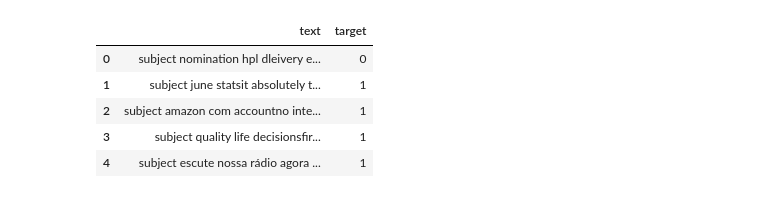
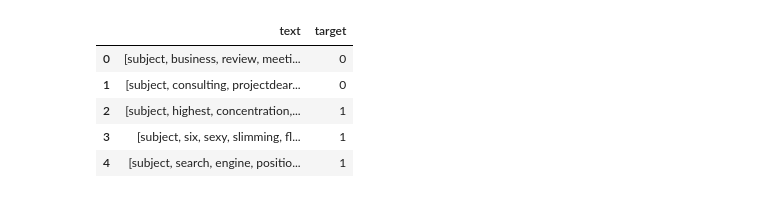
Before and after one commit to Elmaravilla7/ProjML, a Jupyter notebook: Untitled2.ipynb, the cells around one changed output. Saved outputs shown, nothing was run; the diff lists cells and outputs as text; code cells hidden in the pictures.

```diff
--- a/Untitled2.ipynb
+++ b/Untitled2.ipynb
@@ -38,12 +83,4 @@ df.head()
 # %%
-import re
-import string
-import nltk
-from nltk.corpus import stopwords
-import gensim
-
-from sklearn.base import BaseEstimator, TransformerMixin
-
 def prep_text(text):
         text = text.lower()
         text = re.sub('\[.*?\]', '', text)
@@ -56,7 +93,7 @@ def prep_text(text):
         text=tokenizer.tokenize(text)
         stop_words = stopwords.words('english')
         text=remove_stopwords(text,stop_words)
-        return ' '.join(text)
+        return text
 
 def remove_stopwords(text,stop_words):
     words = [w for w in text if w not in stop_words]
@@ -74,12 +111,12 @@ class MyTokenizer(BaseEstimator, TransformerMixin):
             for i in range(0,len(X[c])):
                 X.at[i,c] =prep_text(X[c][i])
 # %%
-MyTokenizer().transform(df1,['text'])
-df1.head()
+MyTokenizer().transform(df,['text'])
+df.head()
 # %% [output]
 |  | text | target |
-| 0 | subject nomination hpl dleivery e... | 0 |
-| 1 | subject june statsit absolutely t... | 1 |
-| 2 | subject amazon com accountno inte... | 1 |
-| 3 | subject quality life decisionsfir... | 1 |
-| 4 | subject escute nossa rádio agora ... | 1 |
+| 0 | [subject, business, review, meeti... | 0 |
+| 1 | [subject, consulting, projectdear... | 0 |
+| 2 | [subject, highest, concentration,... | 1 |
+| 3 | [subject, six, sexy, slimming, fl... | 1 |
+| 4 | [subject, search, engine, positio... | 1 |
```
Also changed, not shown: parts of 28 cells of this notebook.
